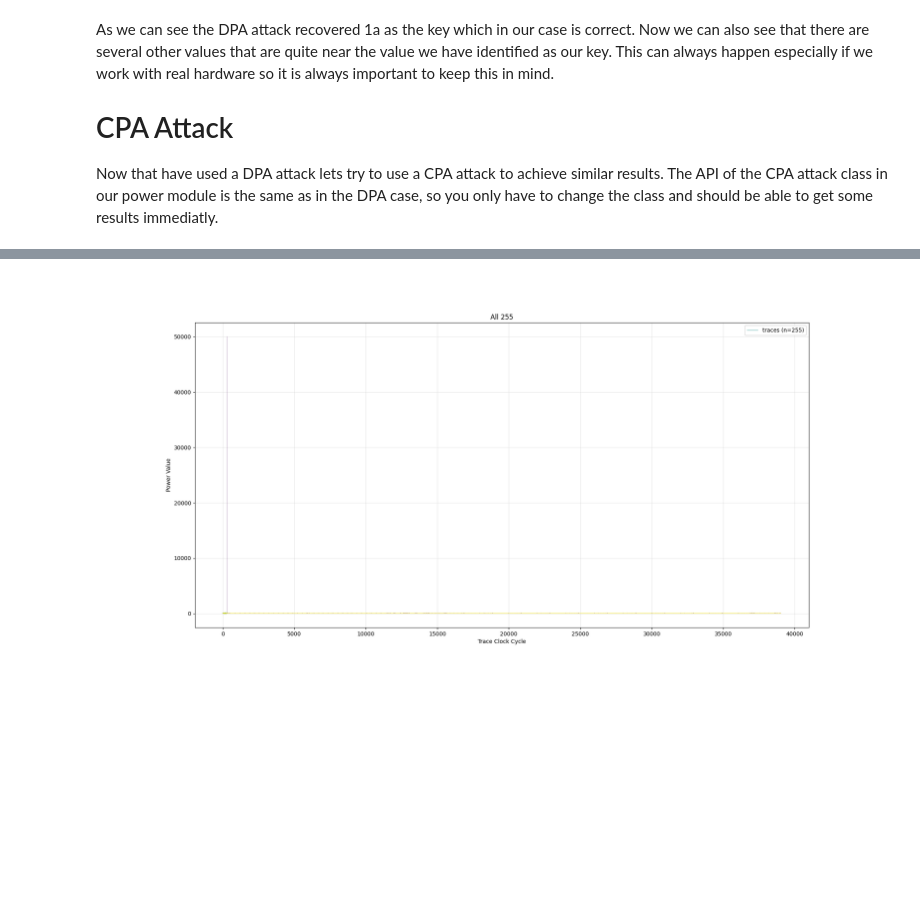
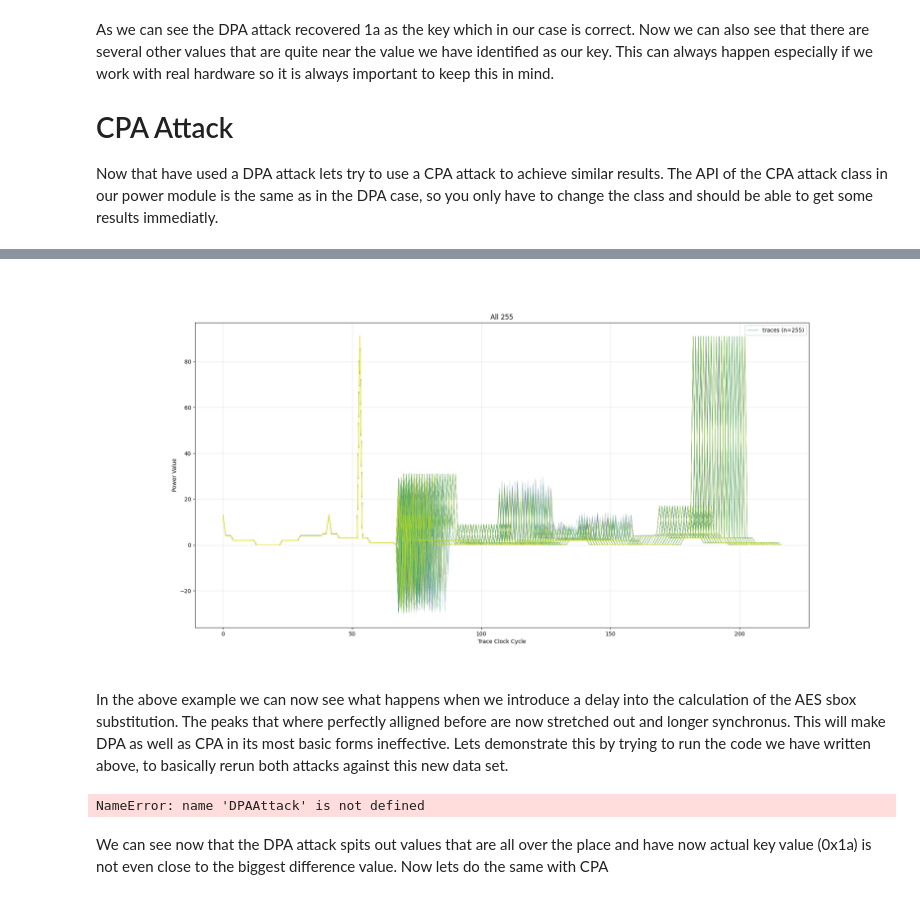
Before and after one commit to JHeinzde/teem, a Jupyter notebook: SideChannelAttacks.ipynb, the cells around one changed output, grey strips where cells are left out. Drawn from its saved outputs; the diff is of its cells as text; code cells hidden in the pictures; blank space fills up the shorter version.

```diff
--- a/SideChannelAttacks.ipynb
+++ b/SideChannelAttacks.ipynb
@@ -276,24 +363,47 @@ b'trace-254\x00'
 # %%
 %matplotlib widget
-trace_data = np.load("traces/delay-example-traces.npy")
+trace_data = np.load("traces/example-traces-delay-no-noise.npy")
 
 min_len = min([len(n) for n in trace_data])
 mean_trace = np.mean(trace_data, axis=0)
 
 colors = cm.viridis(np.linspace(0, 1, len(trace_data)))
 fig, ax = plt.subplots(figsize=(20, 10))
 
 for i, data in enumerate(trace_data):
     ax.plot(data[:min_len], color = colors[i], alpha=0.3, linewidth=0.6)
 ax.set_title(f"All {len(trace_data)}")
 ax.set_ylabel("Power Value")
 
 trace_proxy = Line2D([0], [0], color=cm.viridis(0.5), alpha=0.6, linewidth=1,
                      label=f"traces (n={len(trace_data)})")
 handles, labels = ax.get_legend_handles_labels()
 ax.legend(handles=[trace_proxy] + handles, labels=[trace_proxy.get_label()] + labels)
 ax.set_xlabel("Trace Clock Cycle")
 ax.grid(True, alpha=0.3)
 plt.show()
 # %% [output]
-[figure, old version]
+[figure, new version]
+# %% [markdown]
+In the above example we can now see what happens when we introduce a delay into the calculation of the AES sbox substitution. The peaks that where perfectly alligned before are now stretched out and longer synchronus. This will make DPA as well as CPA in its most basic forms ineffective. Lets demonstrate this by trying to run the code we have written above, to basically rerun both attacks against this new data set.
+# %%
+### Here you should add code to format the data correctly
+
+input_data = []
+
+for trace_index in range(len(trace_data)):
+    input_data.append((trace_index, trace_data[trace_index]))
+
+def leakage_model(input_byte, key_guess):
+    return input_byte ^ key_guess ^ SBOX[input_byte ^ key_guess]
+
+dpa = DPAAttack(input_data, leakage_model)
+
+result = dpa.attack()
+
+for r in range(len(result)):
+    print(f"{r:02x} keyguess, guess estimate: {result[r]}")
+# %% [output]
+NameError: name 'DPAAttack' is not defined
+# %% [markdown]
+We can see now that the DPA attack spits out values that are all over the place and have now actual key value (0x1a) is not even close to the biggest difference value. Now lets do the same with CPA
```
Also changed, not shown: parts of 27 cells of this notebook, 8 other files.
